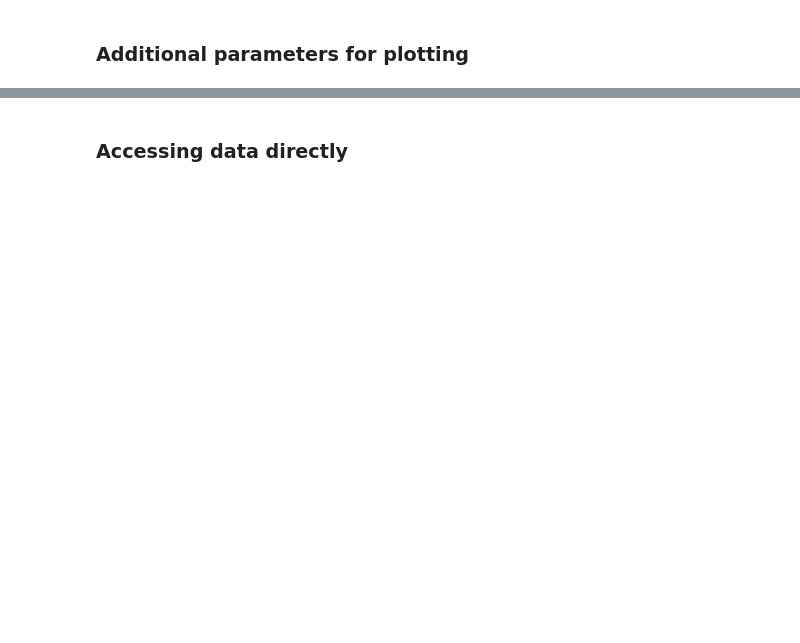
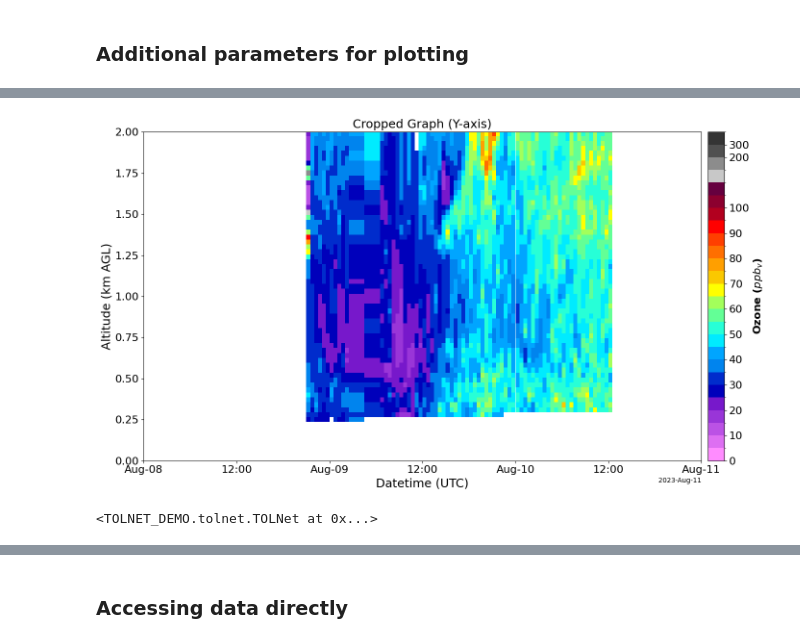
Before and after one commit to moroots/TOLNET_DEMO, a Jupyter notebook: Examples.ipynb, the cells around one changed output, grey strips where cells are left out. Cells and saved outputs as stored; diff of their text form; code cells hidden in the pictures; blank space fills up the shorter version.

```diff
--- a/Examples.ipynb
+++ b/Examples.ipynb
@@ -199,0 +215,5 @@ savefig=True saves each figure to a file. Each each figure is saved in a file na
+# %%
+data.tolnet_curtains(ylims=[0, 2], title="Cropped Graph (Y-axis)")
+# %% [output]
+[figure, added]
+<TOLNET_DEMO.tolnet.TOLNet at 0x...>
```
Also changed, not shown: parts of 23 cells of this notebook, 1 other file.
